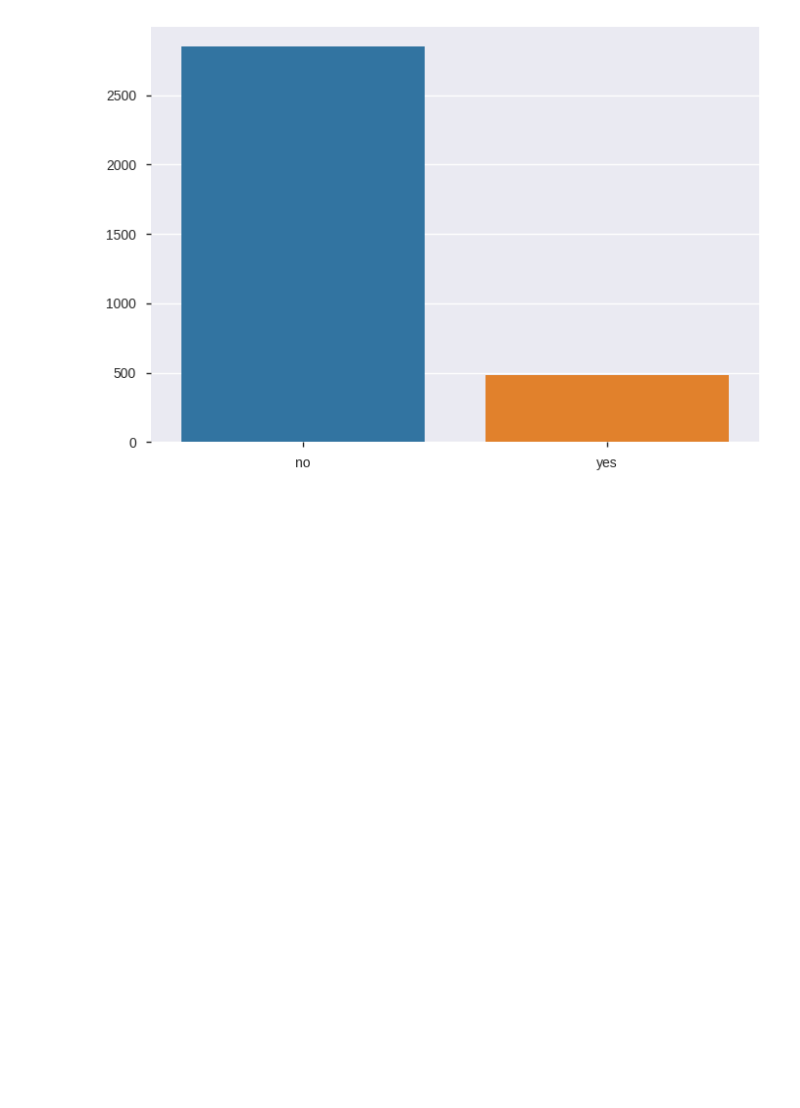
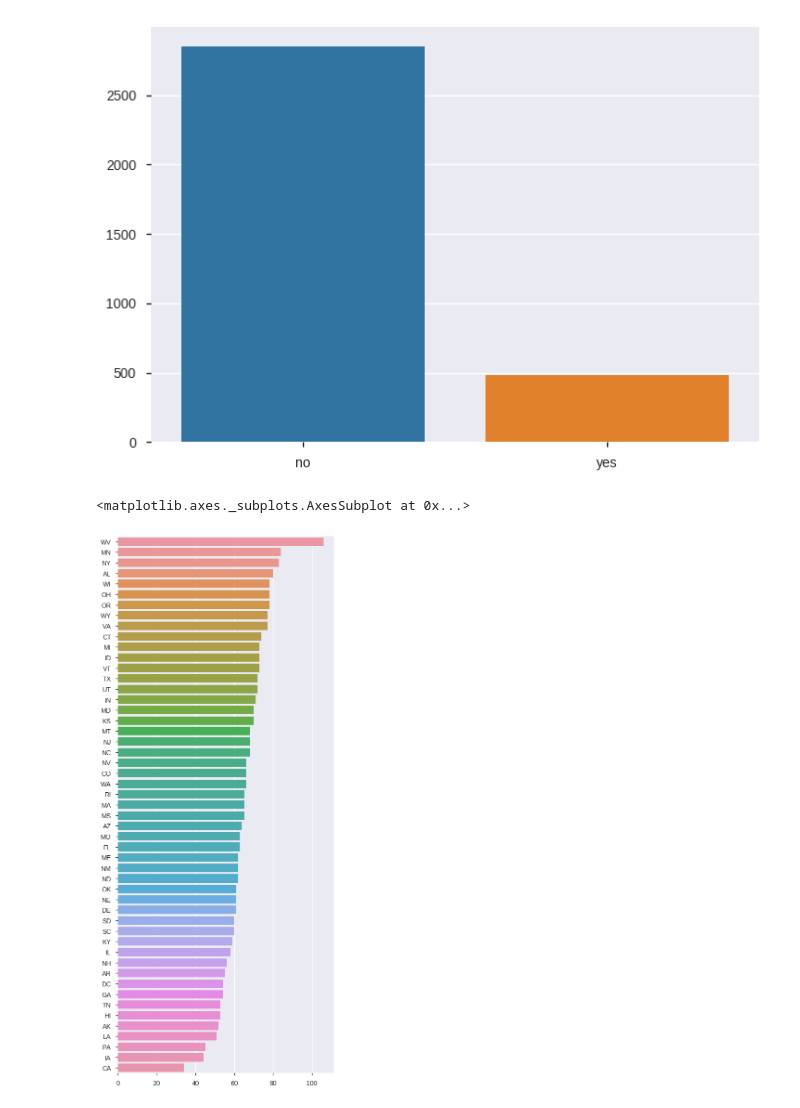
Before and after one commit to Emmaf97/Datamining2-labs, a Jupyter notebook: Welcome_To_Colaboratory.ipynb, the cells around one changed output. Saved outputs shown, nothing was run; the diff lists cells and outputs as text; code cells hidden in the pictures; blank space fills up the shorter version.

```diff
--- a/Welcome_To_Colaboratory.ipynb
+++ b/Welcome_To_Colaboratory.ipynb
@@ -131,3 +131,15 @@ sns.barplot(y.index, y.values)
 plt.show()
 # %% [output]
 [figure]
+# %%
+v = df["State"].value_counts()
+##print(v)
+##ch = df["Churn","State"].value_counts()
+##print(ch)
+# %%
+fig = plt.figure(figsize=(6,15))
+sns.barplot(v.values, v.index)
+# ax = plt.subplot(ROWS, COLS, NUM)
+# %% [output]
+<matplotlib.axes._subplots.AxesSubplot at 0x...>
+[figure, added]
```
Also changed, not shown: parts of 2 cells of this notebook.
